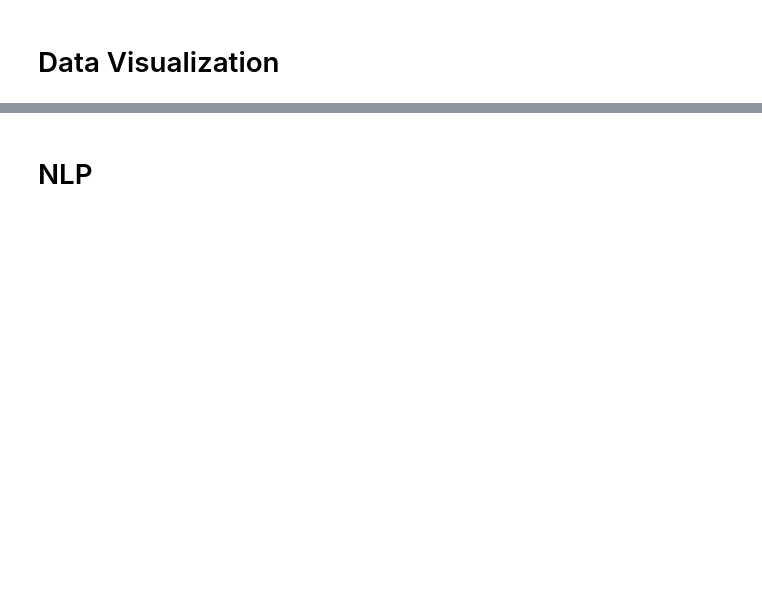
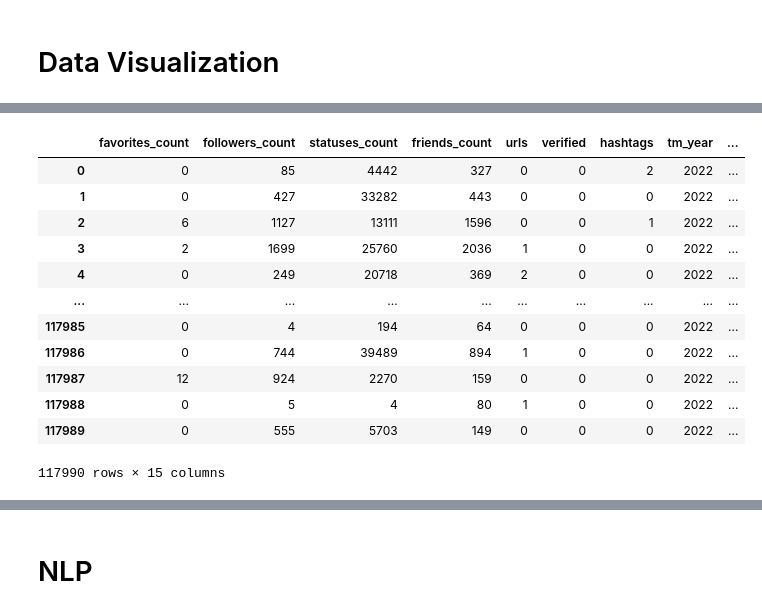
Before and after one commit to caiocj1/retweet-num-prediction, a Jupyter notebook: data_exploration.ipynb, the cells around one changed output, grey strips where cells are left out. Saved outputs shown, nothing was run; the diff lists cells and outputs as text; code cells hidden in the pictures; blank space fills up the shorter version.

```diff
--- a/data_exploration.ipynb
+++ b/data_exploration.ipynb
@@ -75,0 +80,17 @@ test_df_input.hashtags = test_df_input.hashtags.apply(len)
+# %%
+test_df_input = format_data(test_df, type='test', url_len_only=True, hashtag_len_only=True)
+test_df_input
+# %% [output]
+|  | favorites_count | followers_count | statuses_count | friends_count | urls | verified | hashtags | tm_year | ... |
+| 0 | 0 | 85 | 4442 | 327 | 0 | 0 | 2 | 2022 | ... |
+| 1 | 0 | 427 | 33282 | 443 | 0 | 0 | 0 | 2022 | ... |
+| 2 | 6 | 1127 | 13111 | 1596 | 0 | 0 | 1 | 2022 | ... |
+| 3 | 2 | 1699 | 25760 | 2036 | 1 | 0 | 0 | 2022 | ... |
+| 4 | 0 | 249 | 20718 | 369 | 2 | 0 | 0 | 2022 | ... |
+| ... | ... | ... | ... | ... | ... | ... | ... | ... | ... |
+| 117985 | 0 | 4 | 194 | 64 | 0 | 0 | 0 | 2022 | ... |
+| 117986 | 0 | 744 | 39489 | 894 | 1 | 0 | 0 | 2022 | ... |
+| 117987 | 12 | 924 | 2270 | 159 | 0 | 0 | 0 | 2022 | ... |
+| 117988 | 0 | 5 | 4 | 80 | 1 | 0 | 0 | 2022 | ... |
+| 117989 | 0 | 555 | 5703 | 149 | 0 | 0 | 0 | 2022 | ... |
+117990 rows × 15 columns
```
Also changed, not shown: parts of 10 cells of this notebook, 1 other file.
